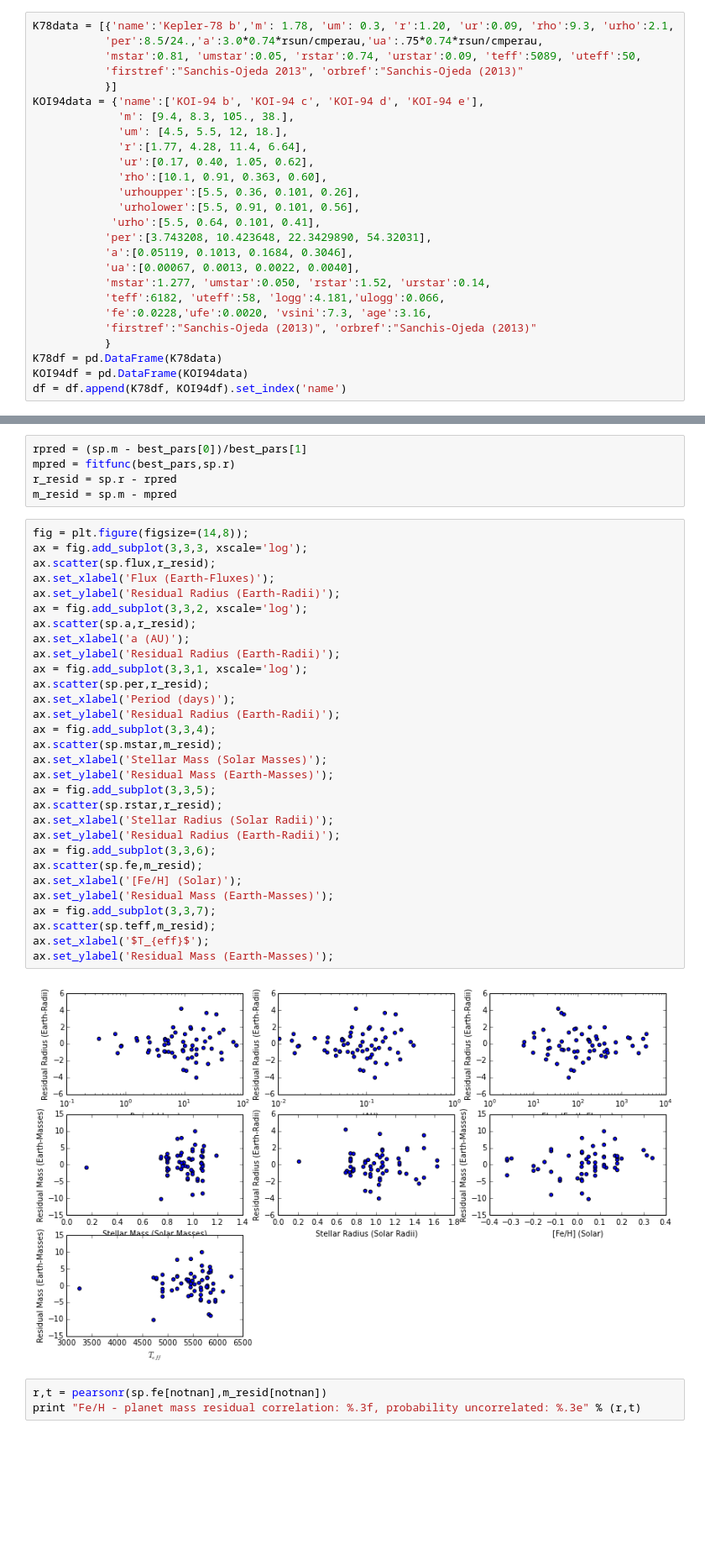
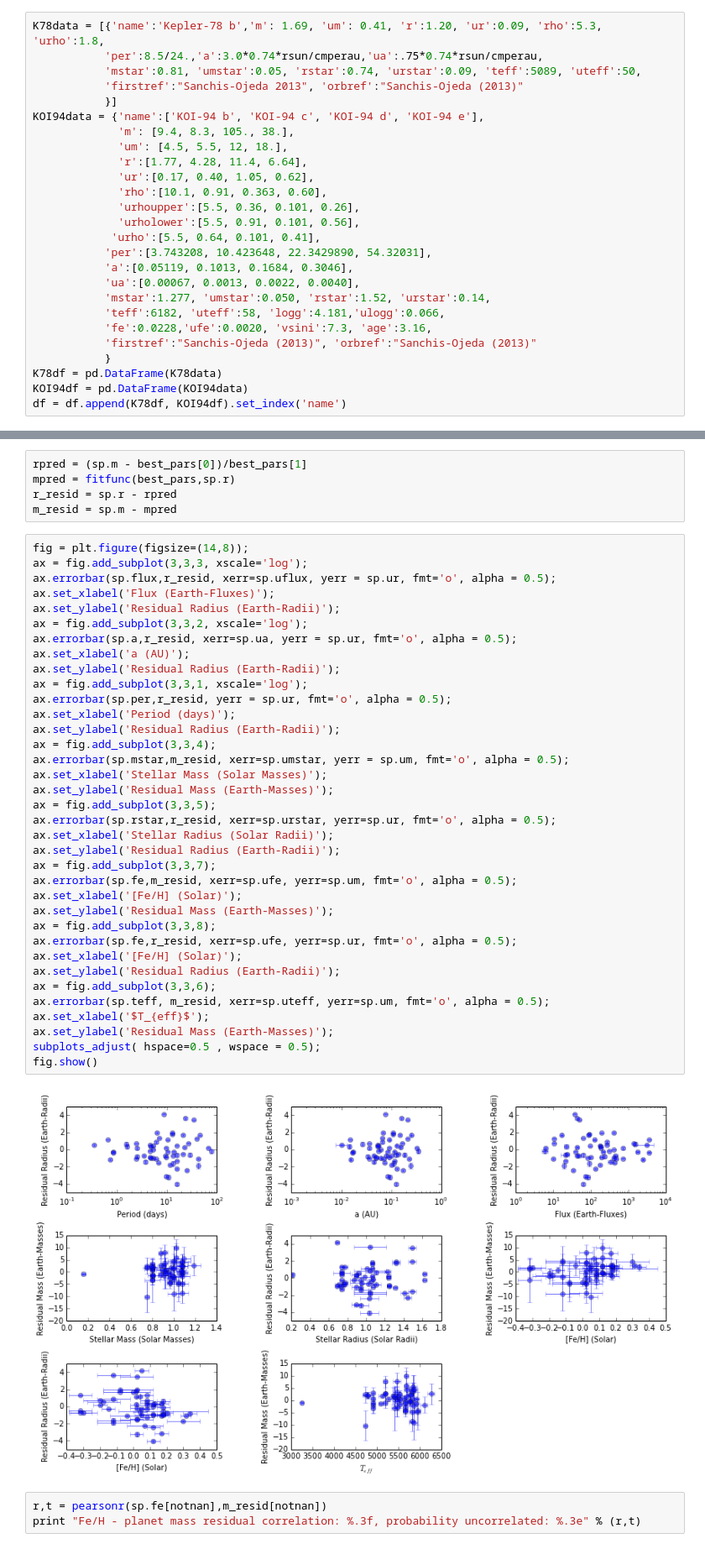
Before and after one commit to sealauren/mrf, a Jupyter notebook: write_exoplanet_table.ipynb, the cells around one changed output, grey strips where cells are left out. Shown at 84% size. Saved outputs shown, nothing was run; the diff lists cells and outputs as text; blank space fills up the shorter version.

Commit message:
Added error bars to residuals plots.  Fe vs. radius resid anti-correlates.

```diff
--- a/write_exoplanet_table.ipynb
+++ b/write_exoplanet_table.ipynb
@@ -101,7 +101,7 @@ df = df.append(df22_full)
 # %% [markdown]
 Add Kepler-78.
 # %%
-K78data = [{'name':'Kepler-78 b','m': 1.78, 'um': 0.3, 'r':1.20, 'ur':0.09, 'rho':9.3, 'urho':2.1,
+K78data = [{'name':'Kepler-78 b','m': 1.69, 'um': 0.41, 'r':1.20, 'ur':0.09, 'rho':5.3, 'urho':1.8,
            'per':8.5/24.,'a':3.0*0.74*rsun/cmperau,'ua':.75*0.74*rsun/cmperau,
            'mstar':0.81, 'umstar':0.05, 'rstar':0.74, 'urstar':0.09, 'teff':5089, 'uteff':50,
            'firstref':"Sanchis-Ojeda 2013", 'orbref':"Sanchis-Ojeda (2013)"
@@ -387,35 +395,41 @@ m_resid = sp.m - mpred
 # %%
 fig = plt.figure(figsize=(14,8));
 ax = fig.add_subplot(3,3,3, xscale='log');
-ax.scatter(sp.flux,r_resid);
+ax.errorbar(sp.flux,r_resid, xerr=sp.uflux, yerr = sp.ur, fmt='o', alpha = 0.5);
 ax.set_xlabel('Flux (Earth-Fluxes)');
 ax.set_ylabel('Residual Radius (Earth-Radii)');
 ax = fig.add_subplot(3,3,2, xscale='log');
-ax.scatter(sp.a,r_resid);
+ax.errorbar(sp.a,r_resid, xerr=sp.ua, yerr = sp.ur, fmt='o', alpha = 0.5);
 ax.set_xlabel('a (AU)');
 ax.set_ylabel('Residual Radius (Earth-Radii)');
 ax = fig.add_subplot(3,3,1, xscale='log');
-ax.scatter(sp.per,r_resid);
+ax.errorbar(sp.per,r_resid, yerr = sp.ur, fmt='o', alpha = 0.5);
 ax.set_xlabel('Period (days)');
 ax.set_ylabel('Residual Radius (Earth-Radii)');
 ax = fig.add_subplot(3,3,4);
-ax.scatter(sp.mstar,m_resid);
+ax.errorbar(sp.mstar,m_resid, xerr=sp.umstar, yerr = sp.um, fmt='o', alpha = 0.5);
 ax.set_xlabel('Stellar Mass (Solar Masses)');
 ax.set_ylabel('Residual Mass (Earth-Masses)');
 ax = fig.add_subplot(3,3,5);
-ax.scatter(sp.rstar,r_resid);
+ax.errorbar(sp.rstar,r_resid, xerr=sp.urstar, yerr=sp.ur, fmt='o', alpha = 0.5);
 ax.set_xlabel('Stellar Radius (Solar Radii)');
 ax.set_ylabel('Residual Radius (Earth-Radii)');
-ax = fig.add_subplot(3,3,6);
-ax.scatter(sp.fe,m_resid);
+ax = fig.add_subplot(3,3,7);
+ax.errorbar(sp.fe,m_resid, xerr=sp.ufe, yerr=sp.um, fmt='o', alpha = 0.5);
 ax.set_xlabel('[Fe/H] (Solar)');
 ax.set_ylabel('Residual Mass (Earth-Masses)');
-ax = fig.add_subplot(3,3,7);
-ax.scatter(sp.teff,m_resid);
+ax = fig.add_subplot(3,3,8);
+ax.errorbar(sp.fe,r_resid, xerr=sp.ufe, yerr=sp.ur, fmt='o', alpha = 0.5);
+ax.set_xlabel('[Fe/H] (Solar)');
+ax.set_ylabel('Residual Radius (Earth-Radii)');
+ax = fig.add_subplot(3,3,6);
+ax.errorbar(sp.teff, m_resid, xerr=sp.uteff, yerr=sp.um, fmt='o', alpha = 0.5);
 ax.set_xlabel('$T_{eff}$');
 ax.set_ylabel('Residual Mass (Earth-Masses)');
+subplots_adjust( hspace=0.5 , wspace = 0.5);
+fig.show()
 # %% [output]
-[figure, old version]
+[figure, new version]
 # %%
 r,t = pearsonr(sp.fe[notnan],m_resid[notnan])
 print "Fe/H - planet mass residual correlation: %.3f, probability uncorrelated: %.3e" % (r,t)
```
Also changed, not shown: parts of 5 cells of this notebook, 1 other file.
